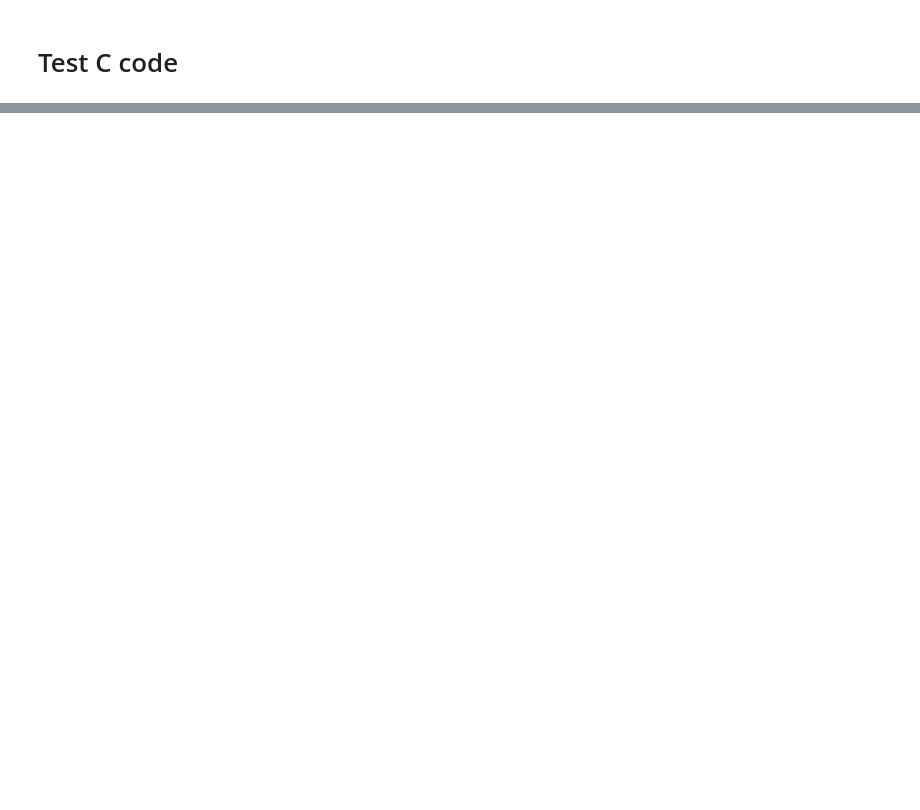
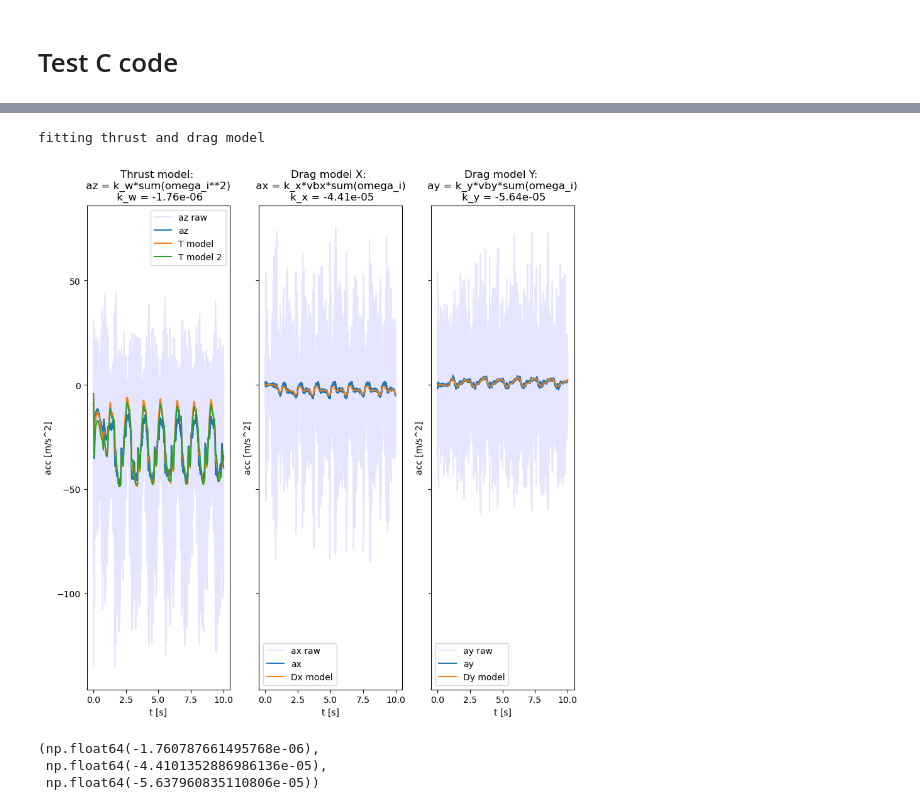
Before and after one commit to tudelft/ekf_c_code_generation, a Jupyter notebook: Generate Kalman Filter C Code.ipynb, the cells around one changed output, grey strips where cells are left out. Cells and saved outputs as stored; diff of their text form; code cells hidden in the pictures; blank space fills up the shorter version.

```diff
--- a/Generate Kalman Filter C Code.ipynb
+++ b/Generate Kalman Filter C Code.ipynb
@@ -148,25 +71,16 @@ def load_flight_data(file_name):
 # %%
 import matplotlib.pyplot as plt
+from analyze import *
 
 #data = np.load('ekf_data_6may_8ms_delay.npz')
-data = load_flight_data('EKF_logging_test8.csv')
-
-# logging frequency
-freq = 1/np.mean(np.diff(data['t']))
-print('logging frequency:',freq,'Hz')
+data = load_flight_data('Okt10_NN_long_oval_2.csv')
 
 # optitrack frequency
 opti_updates = (np.gradient(data['x_opti'])!=0) | (np.gradient(data['y_opti'])!=0) | (np.gradient(data['z_opti'])!=0)
 opti_freq = 1/np.mean(np.diff(data['t'][opti_updates]))
 print('optitrack frequency:',opti_freq,'Hz')
 
-# plot ax, ay, az
-# clos all plots
-%matplotlib inline
-plt.close('all')
-plt.plot(data['t'],data['ax'],label='ax')
-plt.plot(data['t'],data['ay'],label='ay')
-plt.plot(data['t'],data['az'],label='az')
-plt.legend()
-plt.show()
+data = trim_nn_active(data)
+data = trim_time(data, 0, 10)
+animate_data_multiple2(data)
 # %% [output]
@@ -175,0 +108,8 @@ optitrack frequency: 21.201325353867094 Hz
+# %%
+fit_thrust_drag_model(data)
+# %% [output]
+fitting thrust and drag model
+[figure, added]
+(np.float64(-1.760787661495768e-06),
+ np.float64(-4.4101352886986136e-05),
+ np.float64(-5.637960835110806e-05))
```
Also changed, not shown: parts of 11 cells of this notebook, 9 other files.
